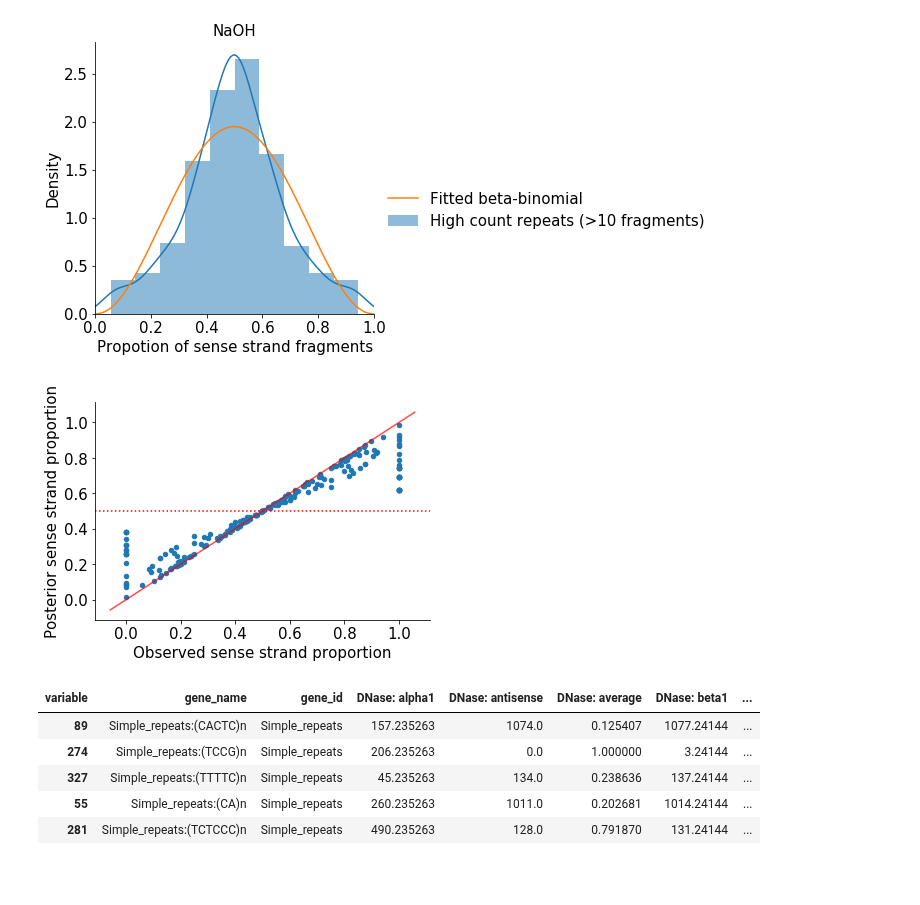
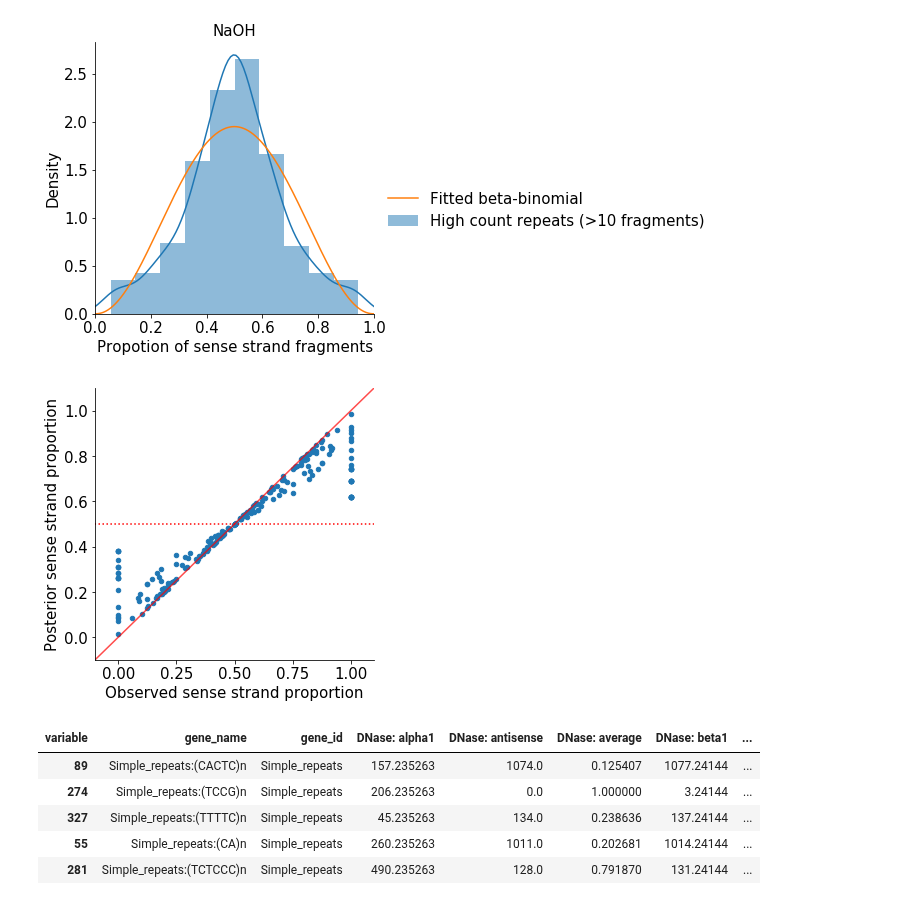
Before and after one commit to wckdouglas/cfNA, a Jupyter notebook: plots/plot_repeats.ipynb, the cells around one changed output. Saved outputs shown, nothing was run; the diff lists cells and outputs as text; code cells hidden in the pictures; blank space fills up the shorter version.

```diff
--- a/plots/plot_repeats.ipynb
+++ b/plots/plot_repeats.ipynb
@@ -54,21 +54,26 @@ ax.legend(bbox_to_anchor = (1,0.5), fontsize=15, frameon=False)
 # %%
 dnase_posterior_df = update_empirical_bayesr(p_df, naoh_alpha0, naoh_beta0)
 naoh_posterior_df = update_empirical_bayesr(naoh_p_df, naoh_alpha0, naoh_beta0)
 
 
-ax = plt.subplot()
+fig = plt.figure(figsize=(5,5))
+ax = fig.add_subplot(111)
 dnase_posterior_df.plot.scatter('average','eb_estimate', ax = ax)
-plt.axhline(naoh_alpha0/(naoh_alpha0+naoh_beta0), color='r', linestyle=':')
+ax.hlines(xmin=-10,xmax=10,
+          y=naoh_alpha0/(naoh_alpha0+naoh_beta0), color='r', linestyle=':')
 lims = [
     np.min([ax.get_xlim(), ax.get_ylim()]),
     np.max([ax.get_xlim(), ax.get_ylim()])
 ]
-plt.plot(lims, lims, 'r-', alpha=.7)
-plt.xlabel('Observed sense strand proportion')
-plt.ylabel('Posterior sense strand proportion')
+ax.plot(lims, lims, 'r-', alpha=.7)
+ax.set_xlim(-0.1,1.1)
+ax.set_ylim(-0.1,1.1)
+ax.set_xlabel('Observed sense strand proportion')
+ax.set_ylabel('Posterior sense strand proportion')
 sns.despine()
+fig.savefig(figure_ + '/')
 # %% [output]
-[figure, old version]
+[figure, new version]
 # %%
 posterior_df = pd.concat([dnase_posterior_df.assign(treatment = 'DNase'),
          naoh_posterior_df.assign(treatment='NaOH')]) \
```
Also changed, not shown: 3 other files.
